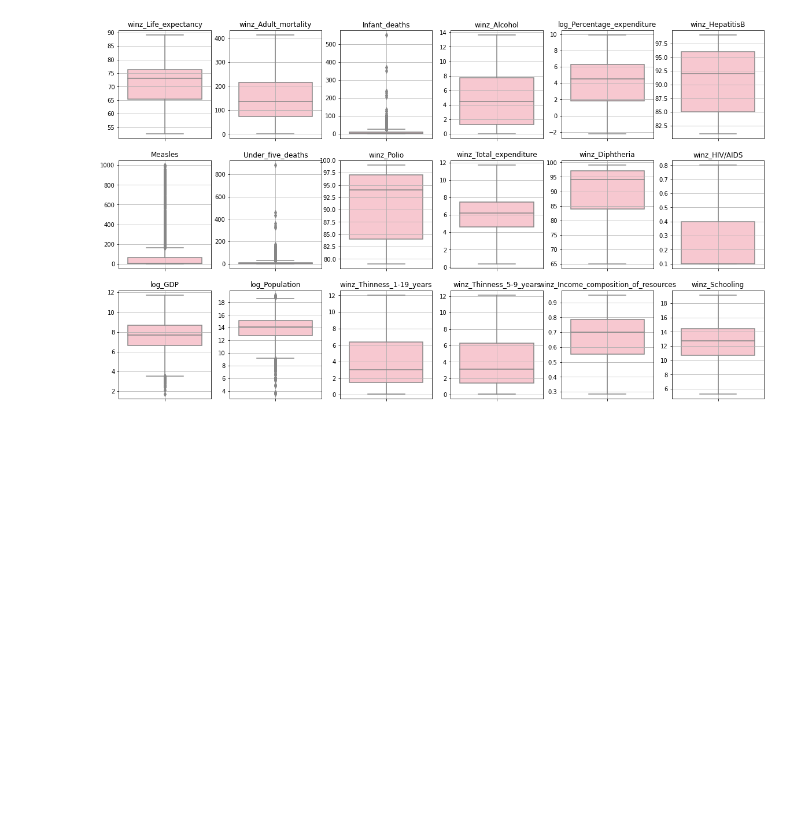
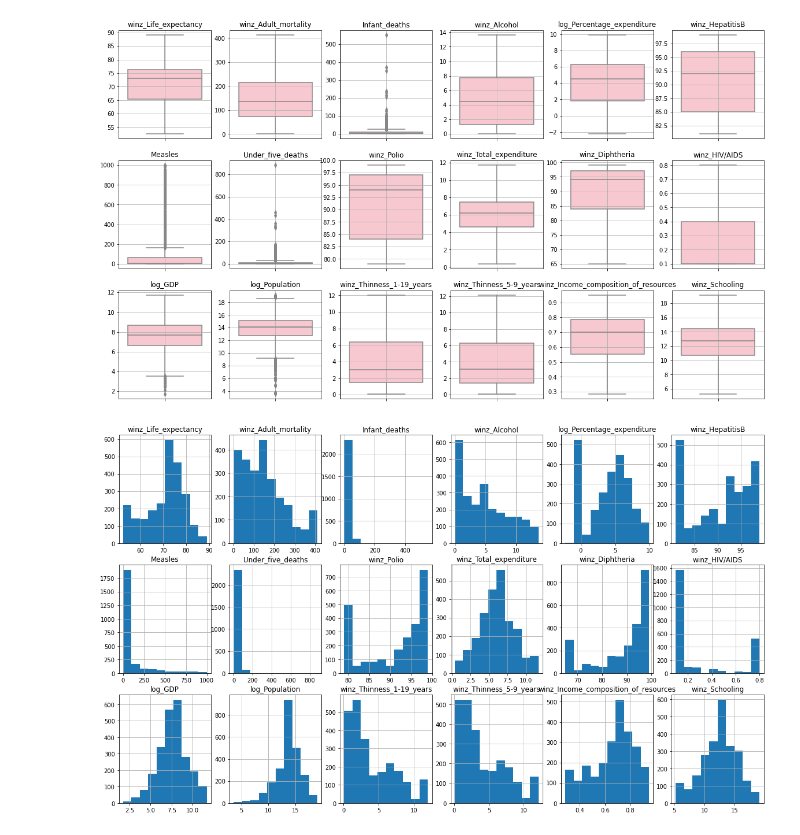
Before and after one commit to billbo-yang/DS503_HW3, a Jupyter notebook: life_expectancy_eda.ipynb, the cells around one changed output. Saved outputs shown, nothing was run; the diff lists cells and outputs as text; code cells hidden in the pictures; blank space fills up the shorter version.

```diff
--- a/life_expectancy_eda.ipynb
+++ b/life_expectancy_eda.ipynb
@@ -218,0 +203,14 @@ plt.show()
+# %%
+# now its time to explore the data
+fig = plt.figure(figsize=(20,20))
+for variable,i in col_dict_winz.items():
+                     plt.subplot(5,6,i)
+                     plt.hist(life_expectancy[variable])
+                     plt.title(variable)
+                     plt.ylabel('')
+
+                     plt.grid(True)
+
+plt.show()
+# %% [output]
+[figure, added]
```
Also changed, not shown: parts of 10 cells of this notebook, 8 other files.
